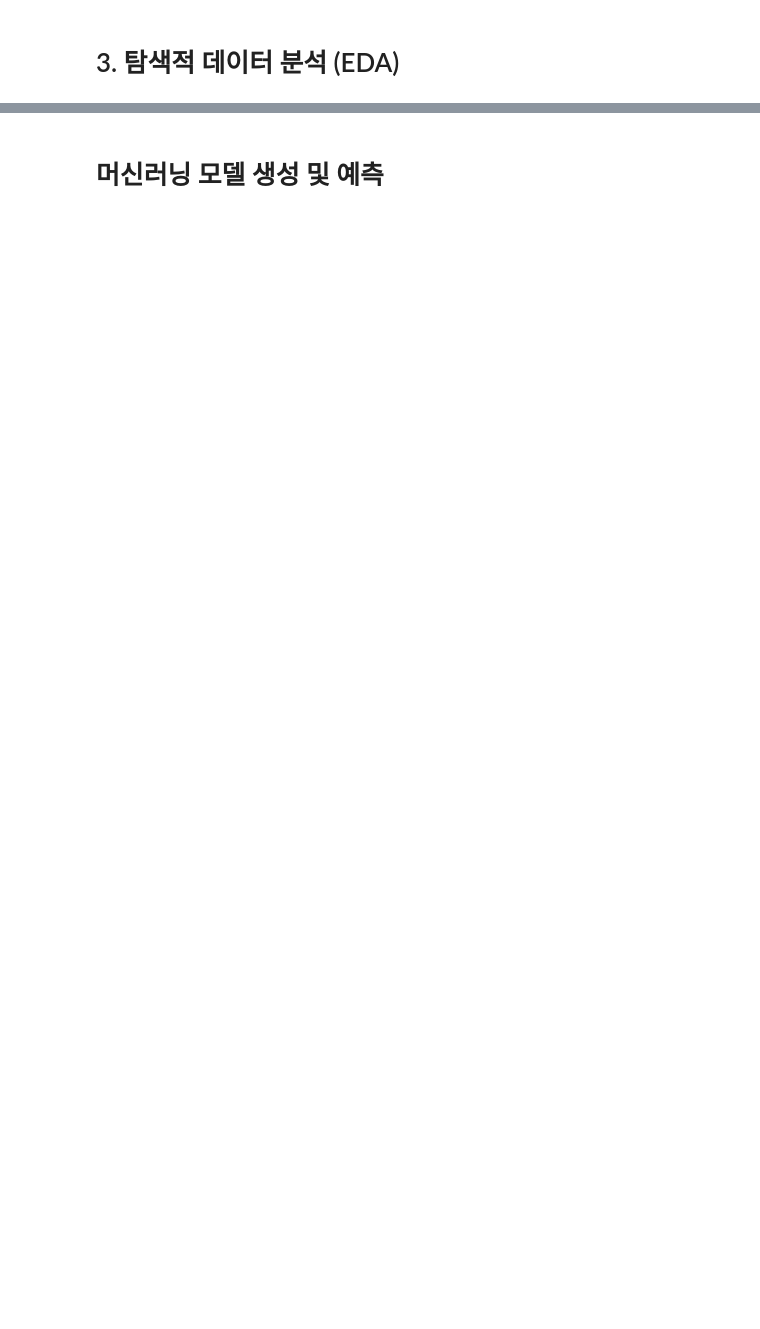
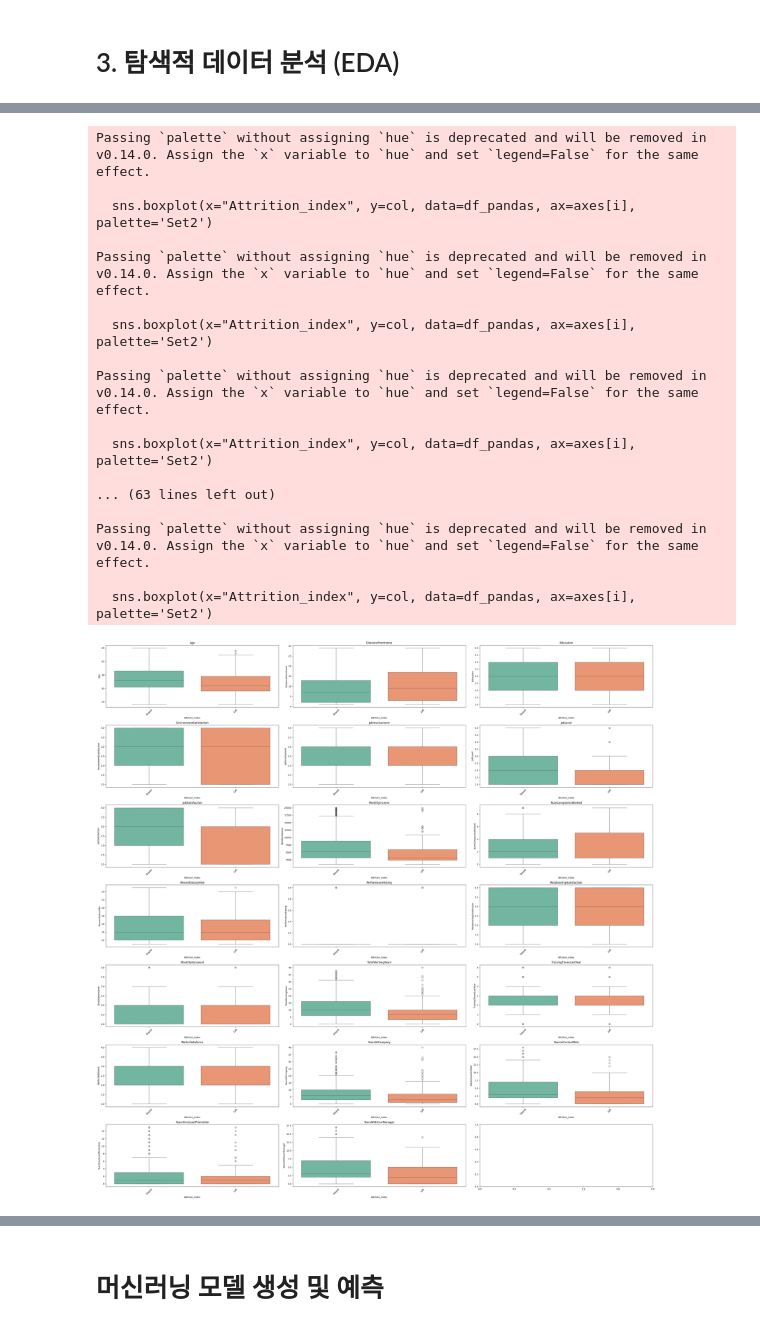
Before and after one commit to selina7704/AWS_Spark, a Jupyter notebook: Spark_project.ipynb, the cells around one changed output, grey strips where cells are left out. Cells and saved outputs as stored; diff of their text form; code cells hidden in the pictures; blank space fills up the shorter version.

```diff
--- a/Spark_project.ipynb
+++ b/Spark_project.ipynb
@@ -344,0 +347,37 @@ df.groupBy("Gender","Attrition").count().show()
+# %%
+# 수치형 변수와 Attrition 간의 관계 박스플롯
+# pandas DataFrame으로 변환
+df_pandas = df_indexed.select("Attrition_index", *numeric_cols).toPandas()
+
+# 5x4 그리드로 서브플롯 생성
+fig, axes = plt.subplots(7,3, figsize=(35, 35))
+axes = axes.flatten()
+
+# 수치형 변수와 Attrition 간의 박스플롯 생성
+for i, col in enumerate(numeric_cols):
+    sns.boxplot(x="Attrition_index", y=col, data=df_pandas, ax=axes[i], palette='Set2')
+    axes[i].set_title(f"{col}")
+    axes[i].tick_params(axis='x', labelrotation=45)
+    axes[i].set_xticklabels(['Stayed', 'Left'])  # 'Stayed'와 'Left' 레이블 설정
+
+plt.tight_layout()
+plt.show()
+# %% [output]
+Passing `palette` without assigning `hue` is deprecated and will be removed in v0.14.0. Assign the `x` variable to `hue` and set `legend=False` for the same effect.
+
+  sns.boxplot(x="Attrition_index", y=col, data=df_pandas, ax=axes[i], palette='Set2')
+
+Passing `palette` without assigning `hue` is deprecated and will be removed in v0.14.0. Assign the `x` variable to `hue` and set `legend=False` for the same effect.
+
+  sns.boxplot(x="Attrition_index", y=col, data=df_pandas, ax=axes[i], palette='Set2')
+
+Passing `palette` without assigning `hue` is deprecated and will be removed in v0.14.0. Assign the `x` variable to `hue` and set `legend=False` for the same effect.
+
+  sns.boxplot(x="Attrition_index", y=col, data=df_pandas, ax=axes[i], palette='Set2')
+
+... (63 lines left out)
+
+Passing `palette` without assigning `hue` is deprecated and will be removed in v0.14.0. Assign the `x` variable to `hue` and set `legend=False` for the same effect.
+
+  sns.boxplot(x="Attrition_index", y=col, data=df_pandas, ax=axes[i], palette='Set2')
+[figure, added]
```
Also changed, not shown: parts of 57 cells of this notebook.
